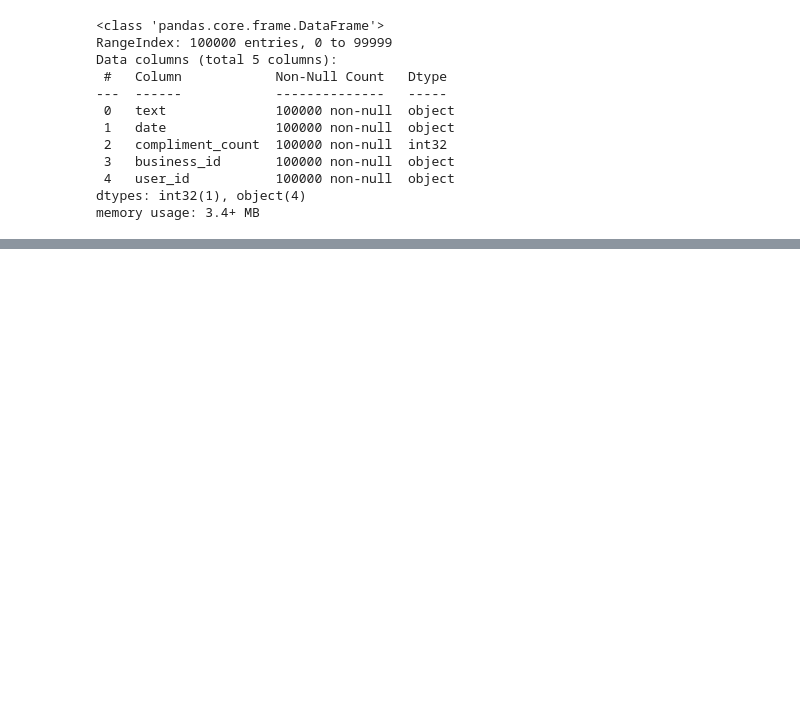
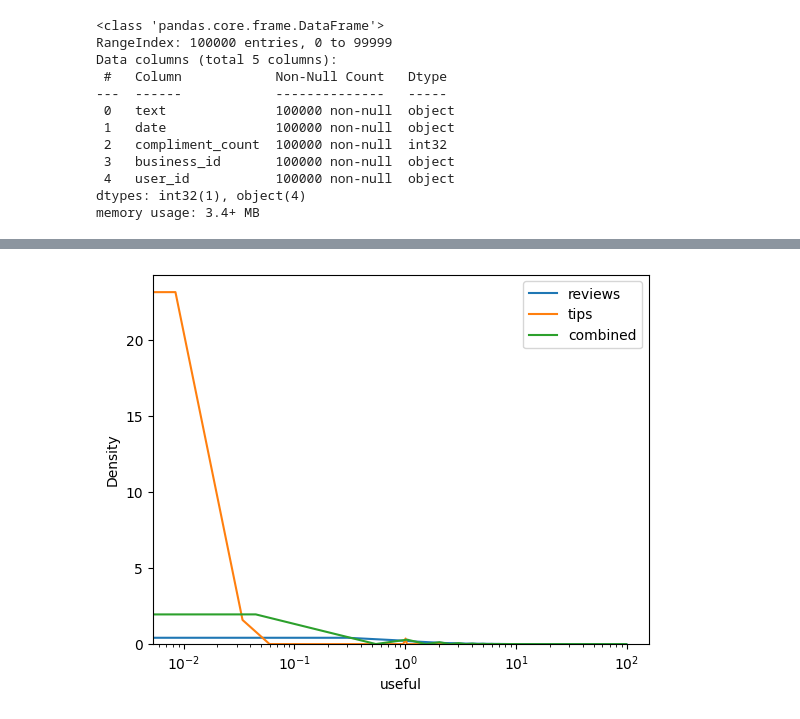
Before and after one commit to askador/data-mining-in-cybersecurity, a Jupyter notebook: data_analysis/quick_data_review/tips_and_reviews.ipynb, the cells around one changed output, grey strips where cells are left out. Cells and saved outputs as stored; diff of their text form; code cells hidden in the pictures; blank space fills up the shorter version.

```diff
--- a/data_analysis/quick_data_review/tips_and_reviews.ipynb
+++ b/data_analysis/quick_data_review/tips_and_reviews.ipynb
@@ -63,0 +62,12 @@ tips_and_reviews.sample(5)
+# %%
+f, ax = plt.subplots()
+
+for df, label  in zip([review_cut, tip_cut, tips_and_reviews],
+                      ['reviews', 'tips', 'combined']):
+    ax = sns.kdeplot(data=df, x='useful', label=label)
+
+plt.legend()
+plt.xscale('log')
+plt.show()
+# %% [output]
+[figure, added]
```
Also changed, not shown: parts of 2 cells of this notebook, 1 other file.
